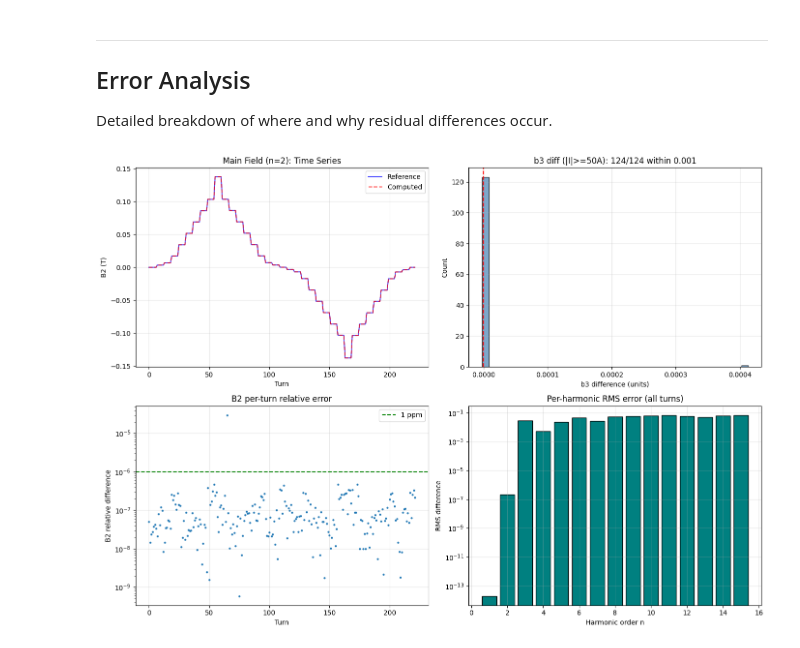
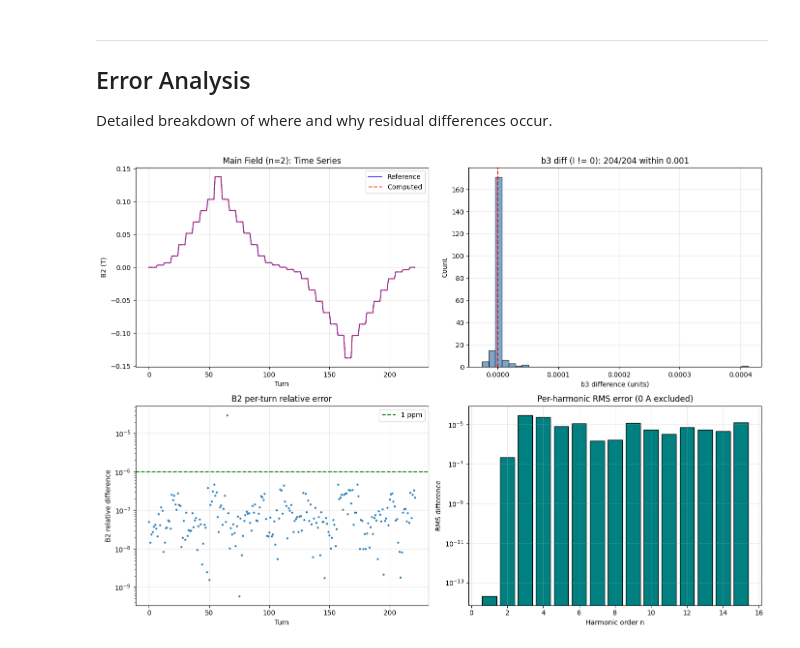
Before and after one commit to albellel/rotating-coil-analyzer, a Jupyter notebook: rotating_coil_analyzer/notebooks/golden_standard_parity.ipynb, the cells around one changed output. Drawn from its saved outputs; the diff is of its cells as text; code cells hidden in the pictures.

```diff
--- a/rotating_coil_analyzer/notebooks/golden_standard_parity.ipynb
+++ b/rotating_coil_analyzer/notebooks/golden_standard_parity.ipynb
@@ -580,69 +625,85 @@ ax.set_title(f"Main Field (n={MAGNET_ORDER}): Time Series")
 ax.legend()
 ax.grid(True, alpha=0.3)
 
-# --- (b) b3 difference histogram (|I| >= 50 A) ---
+# --- (b) b3 difference histogram (non-zero current only) ---
 ax = axes[0, 1]
 b3_ref_col = _find_ref_col(3, "B") or _find_ref_col(3, "b")
+nonzero_mask = I_rounded != 0
 if b3_ref_col and "b3_units" in aligned_df.columns:
-    hi_mask = np.abs(I_ref_aligned) >= 50
-    if hi_mask.sum() > 0:
-        b3_diff = aligned_df.loc[hi_mask, "b3_units"].values - ref_df.loc[hi_mask, b3_ref_col].values.astype(float)
+    if nonzero_mask.sum() > 0:
+        b3_diff = (aligned_df.loc[nonzero_mask, "b3_units"].values
+                   - ref_df.loc[nonzero_mask, b3_ref_col].values.astype(float))
         ax.hist(b3_diff, bins=40, edgecolor="black", alpha=0.7, color="steelblue")
         ax.axvline(0, color="r", linestyle="--")
         within_001 = (np.abs(b3_diff) < 0.001).sum()
-        ax.set_title(f"b3 diff (|I|>=50A): {within_001}/{len(b3_diff)} within 0.001")
+        ax.set_title(f"b3 diff (I != 0): {within_001}/{len(b3_diff)} within 0.001")
     else:
-        ax.set_title("b3 diff: no turns at |I|>=50A")
+        ax.set_title("b3 diff: no non-zero turns")
 else:
     ax.set_title("b3 column not found")
 ax.set_xlabel("b3 difference (units)")
 ax.set_ylabel("Count")
 ax.grid(True, alpha=0.3)
 
 # --- (c) Worst-turn analysis (B2) ---
 ax = axes[1, 0]
 b2_rel = np.abs(cv - rv) / np.maximum(np.abs(rv), 1e-30)
 ax.semilogy(b2_rel, ".", markersize=4)
 ax.axhline(1e-6, color="g", linestyle="--", label="1 ppm")
 ax.set_xlabel("Turn")
 ax.set_ylabel("B2 relative difference")
 ax.set_title("B2 per-turn relative error")
 ax.legend()
 ax.grid(True, alpha=0.3)
 
-# --- (d) Per-harmonic RMS error bar chart ---
+# --- (d) Per-harmonic RMS error bar chart (0 A excluded) ---
 ax = axes[1, 1]
-all_tbl = parity_table(np.ones(len(aligned_df), dtype=bool), "all")
-ax.bar(all_tbl["n"].values, all_tbl["rms"].values, color="teal", edgecolor="black")
+tbl_nz = parity_table(nonzero_mask, "non-zero")
+ax.bar(tbl_nz["n"].values, tbl_nz["rms"].values, color="teal", edgecolor="black")
 ax.set_xlabel("Harmonic order n")
 ax.set_ylabel("RMS difference")
-ax.set_title("Per-harmonic RMS error (all turns)")
+ax.set_title("Per-harmonic RMS error (0 A excluded)")
 ax.set_yscale("log")
 ax.grid(True, alpha=0.3)
 
 plt.tight_layout()
 plt.show()
 
 # --- Summary ---
 print("\n" + "=" * 70)
 print("SUMMARY")
 print("=" * 70)
-print(f"Total aligned turns : {len(aligned_df)} / {len(ref_df)}")
-print(f"B2 max rel error    : {b2_rel.max():.2e}")
-if b3_ref_col and "b3_units" in aligned_df.columns:
-    b3_all_diff = aligned_df["b3_units"].values - ref_df[b3_ref_col].values[:len(aligned_df)].astype(float)
-    print(f"b3 RMS (all turns)  : {np.sqrt(np.mean(b3_all_diff**2)):.6f} units")
-    if hi_mask.sum() > 0:
-        print(f"b3 within 0.001     : {within_001}/{len(b3_diff)} at |I|>=50A")
+print(f"Total aligned turns    : {len(aligned_df)} / {len(ref_df)}")
+print(f"0 A turns (excluded)   : {(I_rounded == 0).sum()} (noise-dominated)")
+print(f"Non-zero turns         : {nonzero_mask.sum()}")
+print(f"B2 max rel error       : {b2_rel.max():.2e}")
+if b3_ref_col and "b3_units" in aligned_df.columns and nonzero_mask.sum() > 0:
+    print(f"b3 RMS (I != 0)        : {np.sqrt(np.mean(b3_diff**2)):.6f} units")
+    print(f"b3 within 0.001 (I!=0) : {within_001}/{len(b3_diff)}")
 
-# Status counts
-for label, mask in thresholds:
-    tbl = parity_table(mask, label)
-    counts = tbl["status"].value_counts()
-    summary = ", ".join(f"{s}: {counts.get(s, 0)}" for s in ["EXCELLENT", "GOOD", "CLOSE", "MARGINAL", "MISMATCH"])
-    print(f"\n{label} ({mask.sum()} turns): {summary}")
+# Per-level status summary
+print(f"\nPer-level parity (0 A excluded):")
+all_good = True
+for lv in nonzero_levels:
+    mask = I_rounded == lv
+    tbl = parity_table(mask, f"{lv}")
+    worst_status = tbl["status"].map(
+        {"EXCELLENT": 0, "GOOD": 1, "CLOSE": 2, "MARGINAL": 3, "MISMATCH": 4}
+    ).max()
+    status_name = ["EXCELLENT", "GOOD", "CLOSE", "MARGINAL", "MISMATCH"][worst_status]
+    if worst_status > 1:
+        all_good = False
+    worst_row = tbl.loc[tbl["max_rel"].idxmax()]
+    print(f"  I = {lv:+4d} A ({mask.sum()} turns): "
+          f"{status_name:>10s}  (worst: n={int(worst_row['n'])}, "
+          f"max_rel={worst_row['max_rel']:.2e})")
+
+if all_good:
+    print("\n  --> ALL non-zero current levels: GOOD or better")
+else:
+    print("\n  --> Some levels have CLOSE or worse status (see per-level tables)")
 # %% [output]
-[figure, old version]
+[figure, new version]
 ======================================================================
 SUMMARY
 ======================================================================
```
Also changed, not shown: parts of 4 cells of this notebook, 1 other file.
